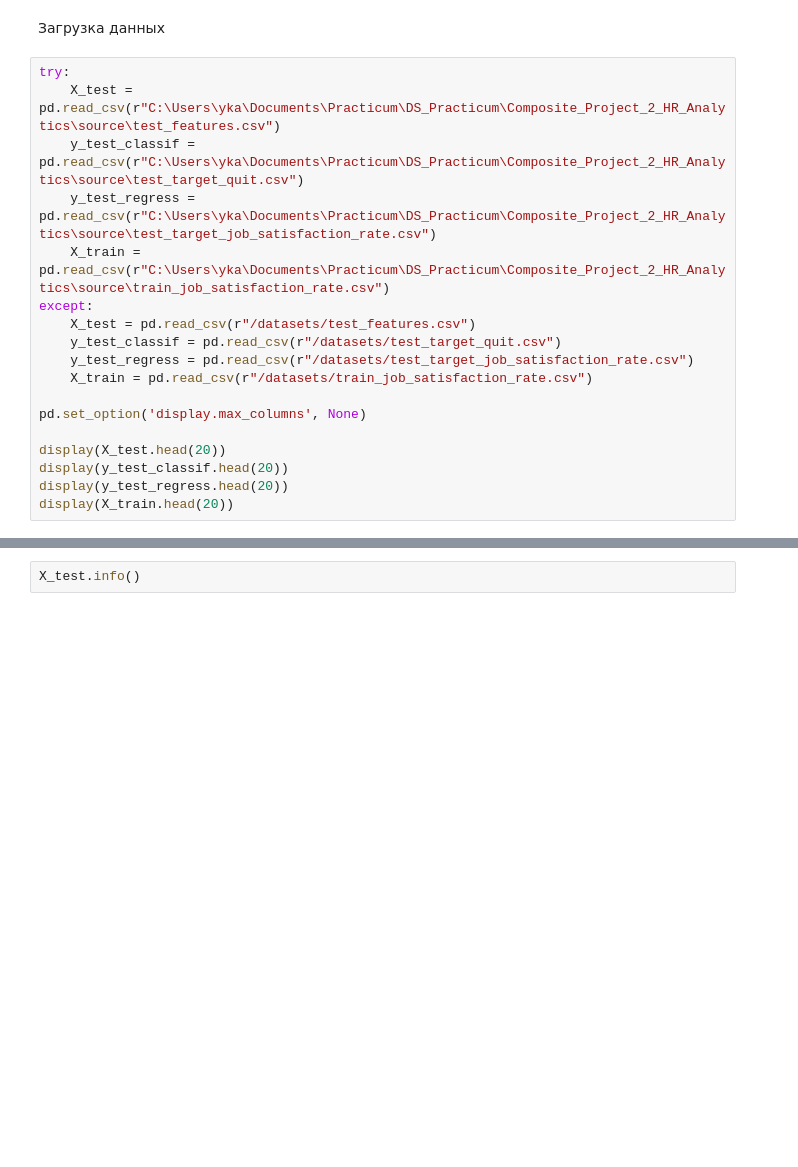
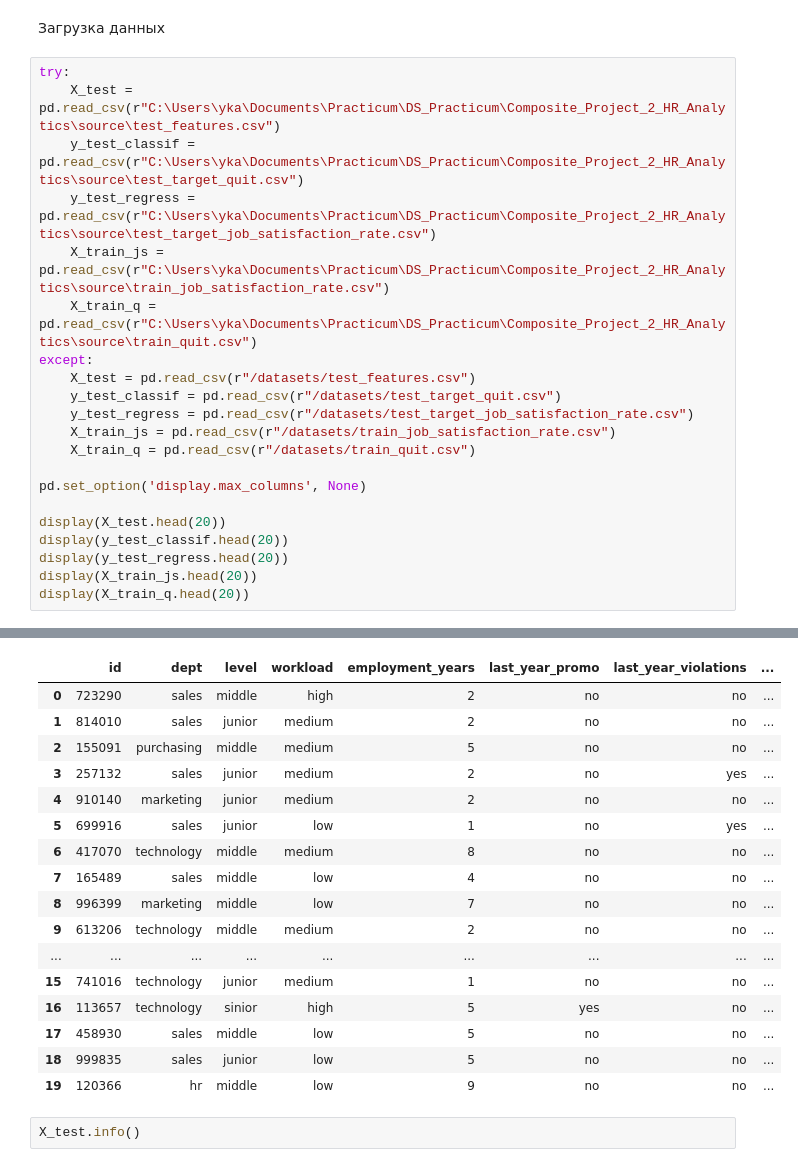
Before and after one commit to EvanderLatine/DS_Practicum, a Jupyter notebook: Composite_Project_2_HR_Analytics/research.ipynb, the cells around one changed output, grey strips where cells are left out. Drawn from its saved outputs; the diff is of its cells as text; blank space fills up the shorter version.

Commit message:
fix: start adding quit train dataset to research

```diff
--- a/Composite_Project_2_HR_Analytics/research.ipynb
+++ b/Composite_Project_2_HR_Analytics/research.ipynb
@@ -79,19 +81,22 @@ try:
     X_test = pd.read_csv(r"C:\Users\yka\Documents\Practicum\DS_Practicum\Composite_Project_2_HR_Analytics\source\test_features.csv")
     y_test_classif = pd.read_csv(r"C:\Users\yka\Documents\Practicum\DS_Practicum\Composite_Project_2_HR_Analytics\source\test_target_quit.csv")
     y_test_regress = pd.read_csv(r"C:\Users\yka\Documents\Practicum\DS_Practicum\Composite_Project_2_HR_Analytics\source\test_target_job_satisfaction_rate.csv")
-    X_train = pd.read_csv(r"C:\Users\yka\Documents\Practicum\DS_Practicum\Composite_Project_2_HR_Analytics\source\train_job_satisfaction_rate.csv")
+    X_train_js = pd.read_csv(r"C:\Users\yka\Documents\Practicum\DS_Practicum\Composite_Project_2_HR_Analytics\source\train_job_satisfaction_rate.csv")
+    X_train_q = pd.read_csv(r"C:\Users\yka\Documents\Practicum\DS_Practicum\Composite_Project_2_HR_Analytics\source\train_quit.csv")
 except:
     X_test = pd.read_csv(r"/datasets/test_features.csv")
     y_test_classif = pd.read_csv(r"/datasets/test_target_quit.csv")
     y_test_regress = pd.read_csv(r"/datasets/test_target_job_satisfaction_rate.csv")
-    X_train = pd.read_csv(r"/datasets/train_job_satisfaction_rate.csv")
+    X_train_js = pd.read_csv(r"/datasets/train_job_satisfaction_rate.csv")
+    X_train_q = pd.read_csv(r"/datasets/train_quit.csv")
 
 pd.set_option('display.max_columns', None)
 
 display(X_test.head(20))
 display(y_test_classif.head(20))
 display(y_test_regress.head(20))
-display(X_train.head(20))
+display(X_train_js.head(20))
+display(X_train_q.head(20))
 # %% [output]
 |  | id | dept | level | workload | employment_years | last_year_promo | last_year_violations | ... |
 | 0 | 485046 | marketing | junior | medium | 2 | no | no | ... |
@@ -134,33 +139,50 @@ display(X_train.head(20))
 | 3 | 555320 | 0.72 |
 | 4 | 826430 | 0.08 |
 | 5 | 817219 | 0.76 |
 | 6 | 269033 | 0.64 |
 | 7 | 962356 | 0.38 |
 | 8 | 649052 | 0.14 |
 | 9 | 532834 | 0.59 |
 | ... | ... | ... |
 | 15 | 217807 | 0.34 |
 | 16 | 311719 | 0.81 |
 | 17 | 377223 | 0.23 |
 | 18 | 700796 | 0.23 |
 | 19 | 304609 | 0.40 |
 |  | id | dept | level | workload | employment_years | last_year_promo | last_year_violations | ... |
 | 0 | 155278 | sales | junior | medium | 2 | no | no | ... |
 | 1 | 653870 | hr | junior | high | 2 | no | no | ... |
 | 2 | 184592 | sales | junior | low | 1 | no | no | ... |
 | 3 | 171431 | technology | junior | low | 4 | no | no | ... |
 | 4 | 693419 | hr | junior | medium | 1 | no | no | ... |
 | 5 | 405448 | hr | middle | low | 7 | no | no | ... |
 | 6 | 857135 | sales | sinior | medium | 9 | no | no | ... |
 | 7 | 400657 | purchasing | middle | high | 9 | no | no | ... |
 | 8 | 198846 | hr | junior | low | 1 | no | no | ... |
 | 9 | 149797 | technology | middle | high | 6 | no | no | ... |
 | ... | ... | ... | ... | ... | ... | ... | ... | ... |
 | 15 | 798010 | technology | junior | medium | 3 | no | no | ... |
 | 16 | 861046 | hr | junior | medium | 1 | no | no | ... |
 | 17 | 955615 | purchasing | junior | high | 2 | no | no | ... |
 | 18 | 848242 | sales | middle | high | 2 | yes | no | ... |
 | 19 | 732462 | sales | junior | low | 2 | no | yes | ... |
+|  | id | dept | level | workload | employment_years | last_year_promo | last_year_violations | ... |
+| 0 | 723290 | sales | middle | high | 2 | no | no | ... |
+| 1 | 814010 | sales | junior | medium | 2 | no | no | ... |
+| 2 | 155091 | purchasing | middle | medium | 5 | no | no | ... |
+| 3 | 257132 | sales | junior | medium | 2 | no | yes | ... |
+| 4 | 910140 | marketing | junior | medium | 2 | no | no | ... |
+| 5 | 699916 | sales | junior | low | 1 | no | yes | ... |
+| 6 | 417070 | technology | middle | medium | 8 | no | no | ... |
+| 7 | 165489 | sales | middle | low | 4 | no | no | ... |
+| 8 | 996399 | marketing | middle | low | 7 | no | no | ... |
+| 9 | 613206 | technology | middle | medium | 2 | no | no | ... |
+| ... | ... | ... | ... | ... | ... | ... | ... | ... |
+| 15 | 741016 | technology | junior | medium | 1 | no | no | ... |
+| 16 | 113657 | technology | sinior | high | 5 | yes | no | ... |
+| 17 | 458930 | sales | middle | low | 5 | no | no | ... |
+| 18 | 999835 | sales | junior | low | 5 | no | no | ... |
+| 19 | 120366 | hr | middle | low | 9 | no | no | ... |
 # %%
 X_test.info()
 # %% [output]
```
Also changed, not shown: parts of 52 cells of this notebook, 1 other file.
